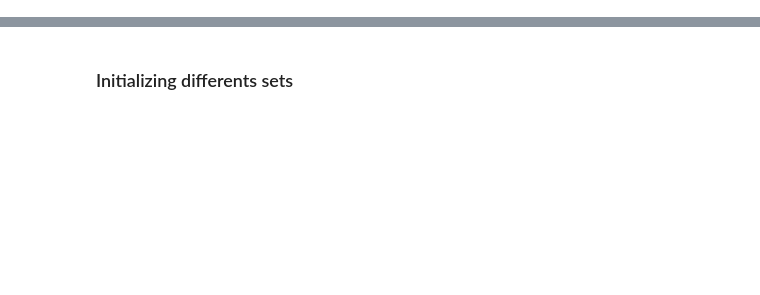
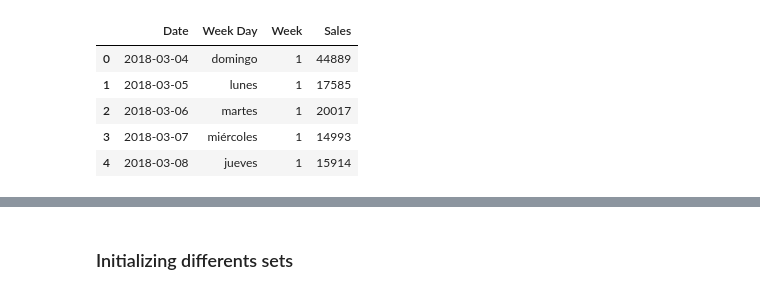
Before and after one commit to juan08/Optimization, a Jupyter notebook: Linear Programing in Personal Scheduling.ipynb, the cells around one changed output, grey strips where cells are left out. Saved outputs shown, nothing was run; the diff lists cells and outputs as text; code cells hidden in the pictures; blank space fills up the shorter version.

```diff
--- a/Linear Programing in Personal Scheduling.ipynb
+++ b/Linear Programing in Personal Scheduling.ipynb
@@ -81,0 +43,9 @@ arc
+# %%
+sales.head()
+# %% [output]
+|  | Date | Week Day | Week | Sales |
+| 0 | 2018-03-04 | domingo | 1 | 44889 |
+| 1 | 2018-03-05 | lunes | 1 | 17585 |
+| 2 | 2018-03-06 | martes | 1 | 20017 |
+| 3 | 2018-03-07 | miércoles | 1 | 14993 |
+| 4 | 2018-03-08 | jueves | 1 | 15914 |
```
Also changed, not shown: parts of 71 cells of this notebook.
